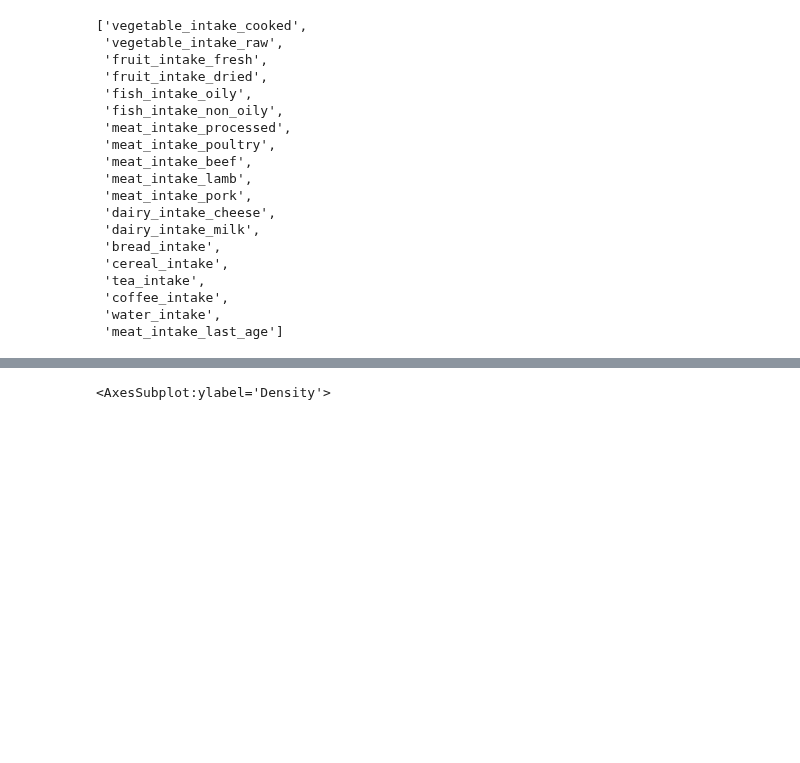
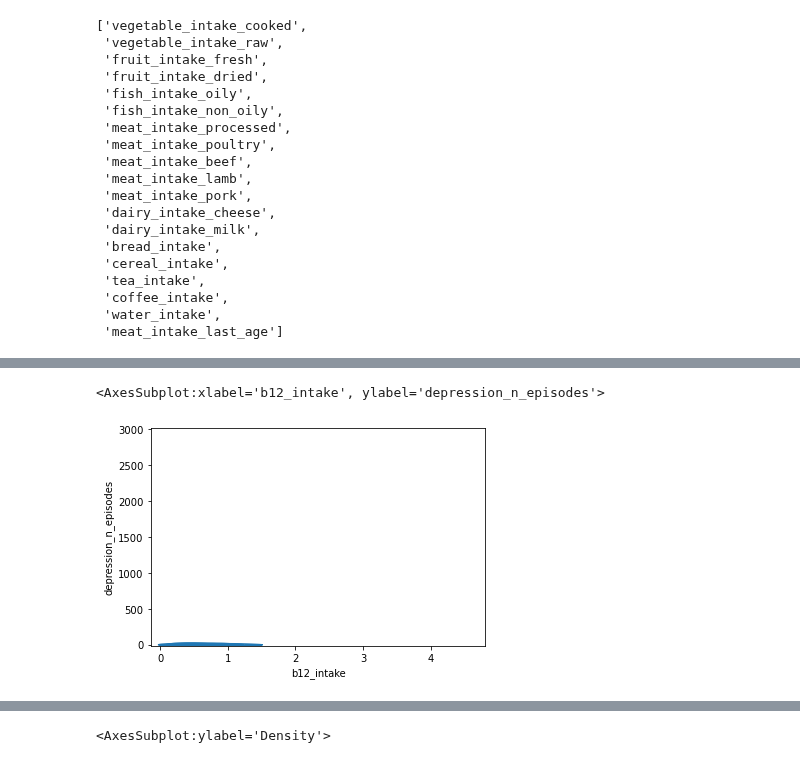
Before and after one commit to cole-khamnei/HLA_genotyping_associations, a Jupyter notebook: notebooks/comorbid_graph.ipynb, the cells around one changed output, grey strips where cells are left out. Saved outputs shown, nothing was run; the diff lists cells and outputs as text; code cells hidden in the pictures; blank space fills up the shorter version.

```diff
--- a/notebooks/comorbid_graph.ipynb
+++ b/notebooks/comorbid_graph.ipynb
@@ -35,15 +32,3 @@ plt.rcParams.update({'figure.max_open_warning': 0})
 loaded = False
 # %% [markdown]
 # Load BioBank Components
-# %%
-DEV_MODE = False
-SIGNIFIER = ""
-
-if not loaded:
-    (biobank_data_no_HLA_alleles, biobank_index,
-     med_code_mapping) = data_tools.load_all_biobank_components(DEV_MODE, signifier=SIGNIFIER)
-    loaded = True
-    print("Integrating HLA Data")
-    with Timer() as t:
-        HLA_alleles = data_tools.load_HLA_data()
-        biobank_data = biobank_data_no_HLA_alleles.merge(HLA_alleles, how="left", on="eid")
@@ -113,7 +168,7 @@ cache_path = os.path.join(constants.UK_BIOBANK_CACHE_PATH, "dx_age_data.pkl")
 illness_age_raw_data = cache(get_dx_age_data, (biobank_data,), path=cache_path, rewrite=False)
 # %%
 # Add regular
-general_features = ["eid", "sex", "birth_year", "zygosity"]
+general_features = ["eid", "sex", "birth_year", "zygosity"] + psychiatric_features + diet_related_features[:-1]
 
 # Add specific fuzzy treatments
 
@@ -351 +434,6 @@ hue[vegan] = "Vegan"
+# %%
+sns.kdeplot(data=illness_values_data, x="b12_intake", y="depression_n_episodes")
+# %% [output]
+<AxesSubplot:xlabel='b12_intake', ylabel='depression_n_episodes'>
+[figure, added]
 # %%
```
Also changed, not shown: parts of 18 cells of this notebook, 8 other files.
